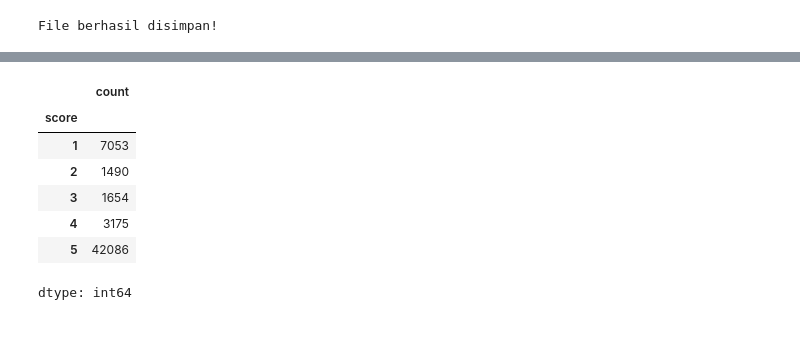
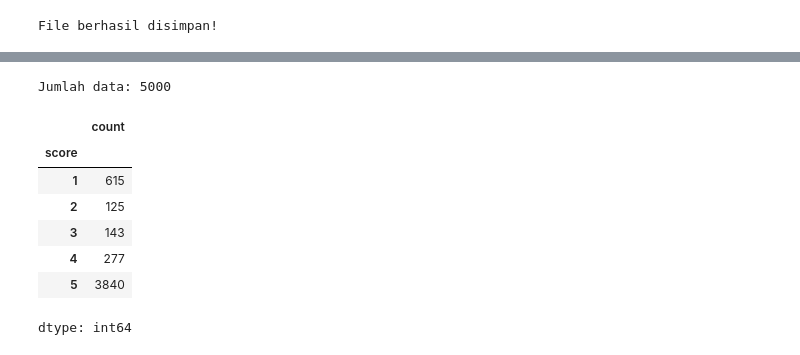
Before and after one commit to mukhairatil/ABSA_BRIMO_GooglePlaystore_IndoRoBERTa, a Jupyter notebook: absa_brimo_indoroberta.ipynb, the cells around one changed output, grey strips where cells are left out. Drawn from its saved outputs; the diff is of its cells as text; code cells hidden in the pictures.

```diff
--- a/absa_brimo_indoroberta.ipynb
+++ b/absa_brimo_indoroberta.ipynb
@@ -97,14 +93,19 @@ Jumlah data: 5000
-# %%
-df['score'].value_counts().sort_index()
-# %% [output]
-|  | count |
-| score |  |
-| 1 | 7053 |
-| 2 | 1490 |
-| 3 | 1654 |
-| 4 | 3175 |
-| 5 | 42086 |
-dtype: int64
+# %%
+df = df.sample(n=5000, random_state=42).reset_index(drop=True)
+
+print("Jumlah data:", len(df))
+
+df['score'].value_counts().sort_index()
+# %% [output]
+Jumlah data: 5000
+|  | count |
+| score |  |
+| 1 | 615 |
+| 2 | 125 |
+| 3 | 143 |
+| 4 | 277 |
+| 5 | 3840 |
+dtype: int64
 # %%
 import matplotlib.pyplot as plt
 
```
Also changed, not shown: parts of 6 cells of this notebook.
